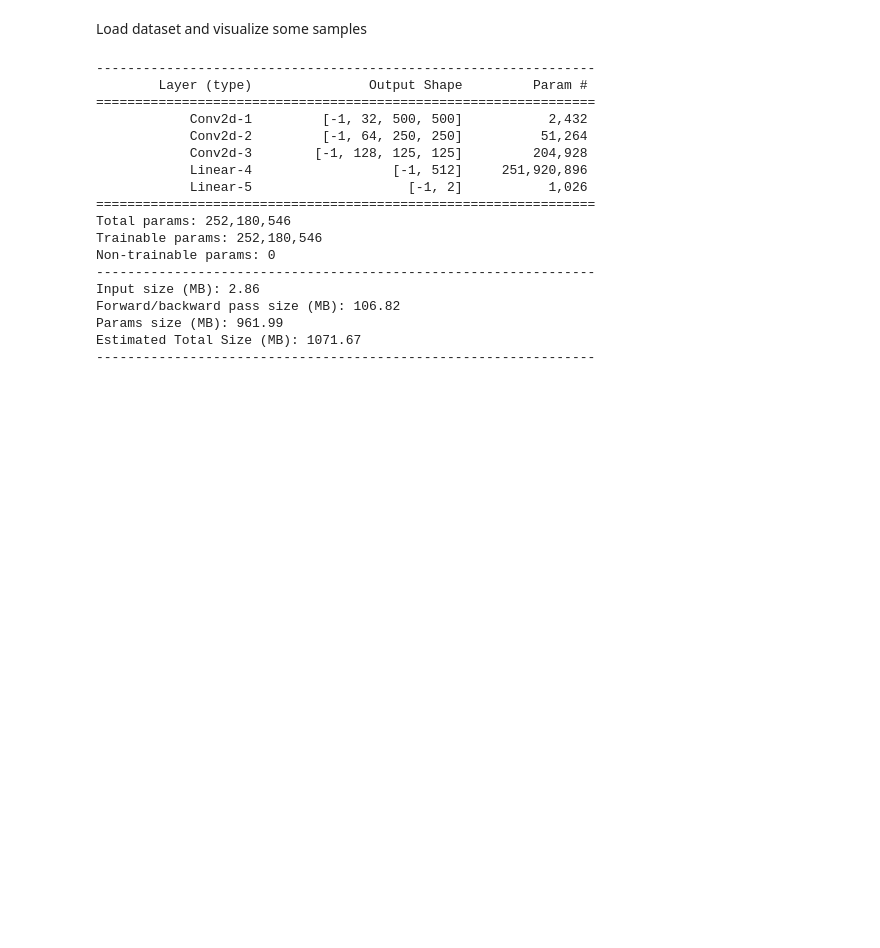
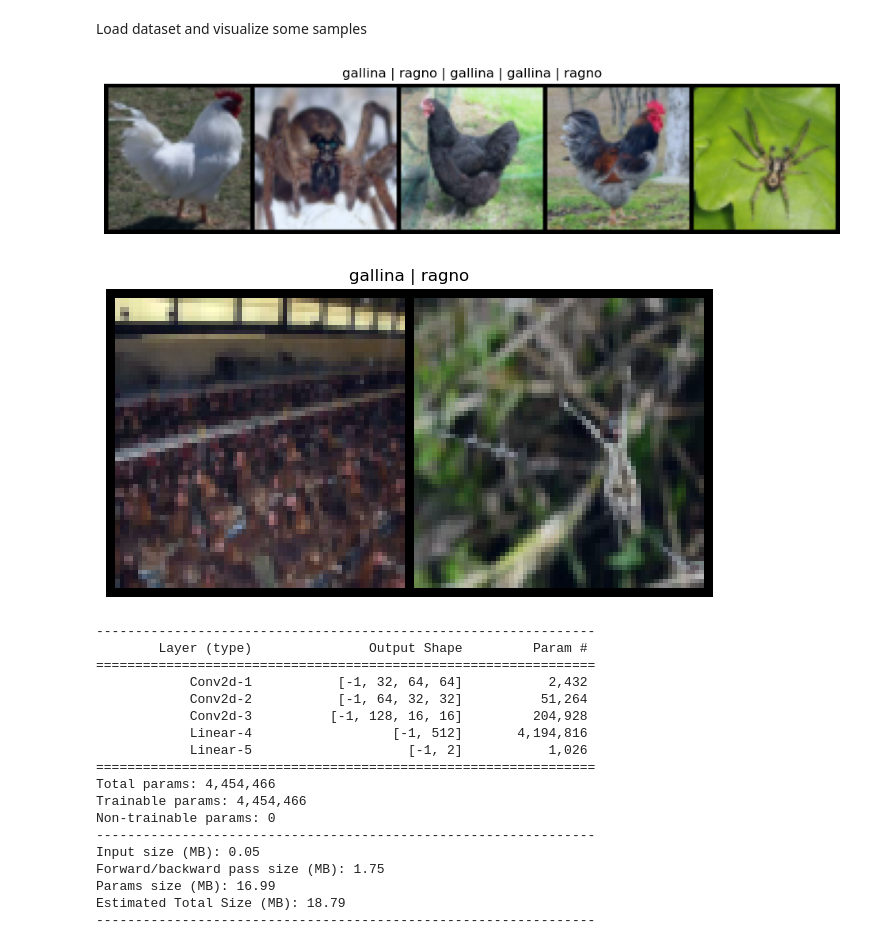
Before and after one commit to Cizako/Classification-Game, a Jupyter notebook: classification.ipynb, the cells around one changed output. Saved outputs shown, nothing was run; the diff lists cells and outputs as text; code cells hidden in the pictures; blank space fills up the shorter version.

```diff
--- a/classification.ipynb
+++ b/classification.ipynb
@@ -3,20 +3,23 @@ Load dataset and visualize some samples
 # %%
 from torchvision import transforms, utils
 from Dataset import CustomImageDataset
 
 
 transform = transforms.Compose([
-    transforms.Resize((500, 500)),
+    transforms.Resize((64, 64)),
     transforms.ToTensor(),
     transforms.Normalize(mean=[0.485, 0.456, 0.406], std=[0.229, 0.224, 0.225])
 ])
 dataset = CustomImageDataset('data/raw-img', transform, 2)
 
-#dataset.visualize(5)
+dataset.visualize(5)
 
-#dataset.visualize_all_classes()
+dataset.visualize_all_classes()
 
 #print(dataset.nr_classes)
+# %% [output]
+[figure, added]
+[figure, added]
 # %%
 #define model
 
@@ -72,25 +75,25 @@ class ClassificationModel(nn.Module):
 from torchsummary import summary
 model = ClassificationModel(2)
 
-summary(model, (3, 500, 500))
+summary(model, (3, 64, 64))
 # %% [output]
 ----------------------------------------------------------------
         Layer (type)               Output Shape         Param #
 ================================================================
-            Conv2d-1         [-1, 32, 500, 500]           2,432
-            Conv2d-2         [-1, 64, 250, 250]          51,264
-            Conv2d-3        [-1, 128, 125, 125]         204,928
-            Linear-4                  [-1, 512]     251,920,896
+            Conv2d-1           [-1, 32, 64, 64]           2,432
+            Conv2d-2           [-1, 64, 32, 32]          51,264
+            Conv2d-3          [-1, 128, 16, 16]         204,928
+            Linear-4                  [-1, 512]       4,194,816
             Linear-5                    [-1, 2]           1,026
 ================================================================
-Total params: 252,180,546
-Trainable params: 252,180,546
+Total params: 4,454,466
+Trainable params: 4,454,466
 Non-trainable params: 0
 ----------------------------------------------------------------
-Input size (MB): 2.86
-Forward/backward pass size (MB): 106.82
-Params size (MB): 961.99
-Estimated Total Size (MB): 1071.67
+Input size (MB): 0.05
+Forward/backward pass size (MB): 1.75
+Params size (MB): 16.99
+Estimated Total Size (MB): 18.79
 ----------------------------------------------------------------
 # %%
 from models.ClassificationModel import ClassificationModel
```
Also changed, not shown: parts of 2 cells of this notebook, 2 other files.
